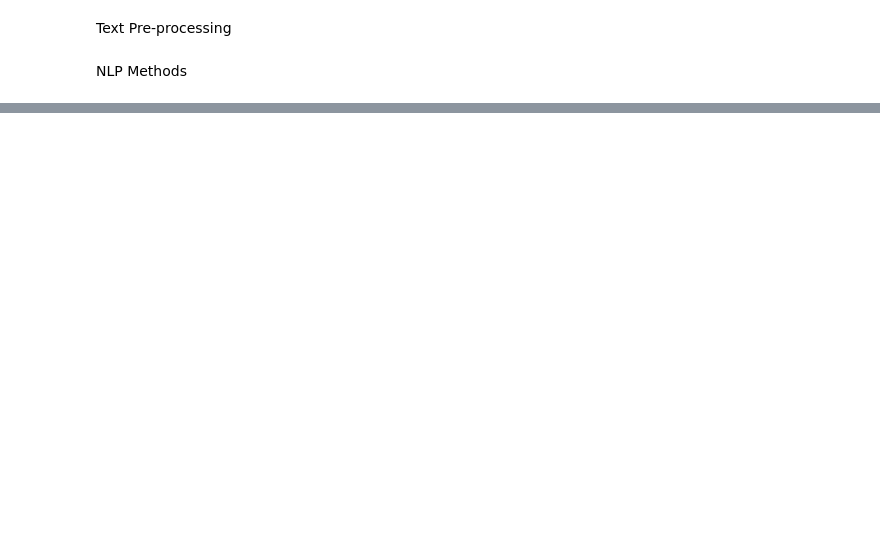
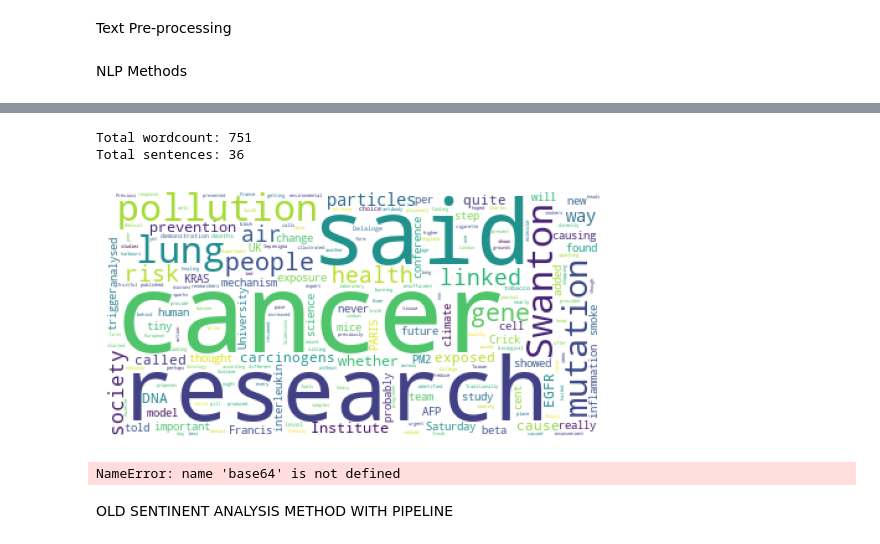
Before and after one commit to bloomspx/Chatterbox, a Jupyter notebook: transformers-models.ipynb, the cells around one changed output, grey strips where cells are left out. Saved outputs shown, nothing was run; the diff lists cells and outputs as text; code cells hidden in the pictures; blank space fills up the shorter version.

```diff
--- a/transformers-models.ipynb
+++ b/transformers-models.ipynb
@@ -187,0 +240,39 @@ def run_chatterbox(text):
+# %%
+def generate_word_cloud(messageJson):
+    message = messageJson["text"]
+
+    wc = WordCloud(background_color="white")
+    wc.generate(message)
+    imageRes = wc.to_image()
+
+    # display wordcloud
+    plt.figure()
+    plt.imshow(wc)
+    plt.axis("off")
+    plt.show()
+
+    # Convert to bytestring
+    file_object = io.BytesIO()
+    imageRes.save(file_object, format='PNG')
+    bytestring = base64.b64encode(file_object.getvalue())
+    returnJson = {"data": bytestring.decode('utf-8')}
+    print(returnJson)
+    return returnJson
+
+    return None
+
+
+### TEST CODE
+test_filename = "sample_news.csv"
+text = extract_text(test_filename)
+num_words = len(text.split(' '))
+num_sent = len(text.split('.'))
+print("Total wordcount:", num_words)
+print("Total sentences:", num_sent)
+requestJson = {"text": text}
+wordcloudJson = generate_word_cloud(requestJson)
+# %% [output]
+Total wordcount: 751
+Total sentences: 36
+[figure, added]
+NameError: name 'base64' is not defined
@@ -188 +322,3 @@ def run_chatterbox(text):
+# %% [markdown]
+OLD SENTINENT ANALYSIS METHOD WITH PIPELINE
 # %%
```
Also changed, not shown: parts of 9 cells of this notebook, 3 other files.
